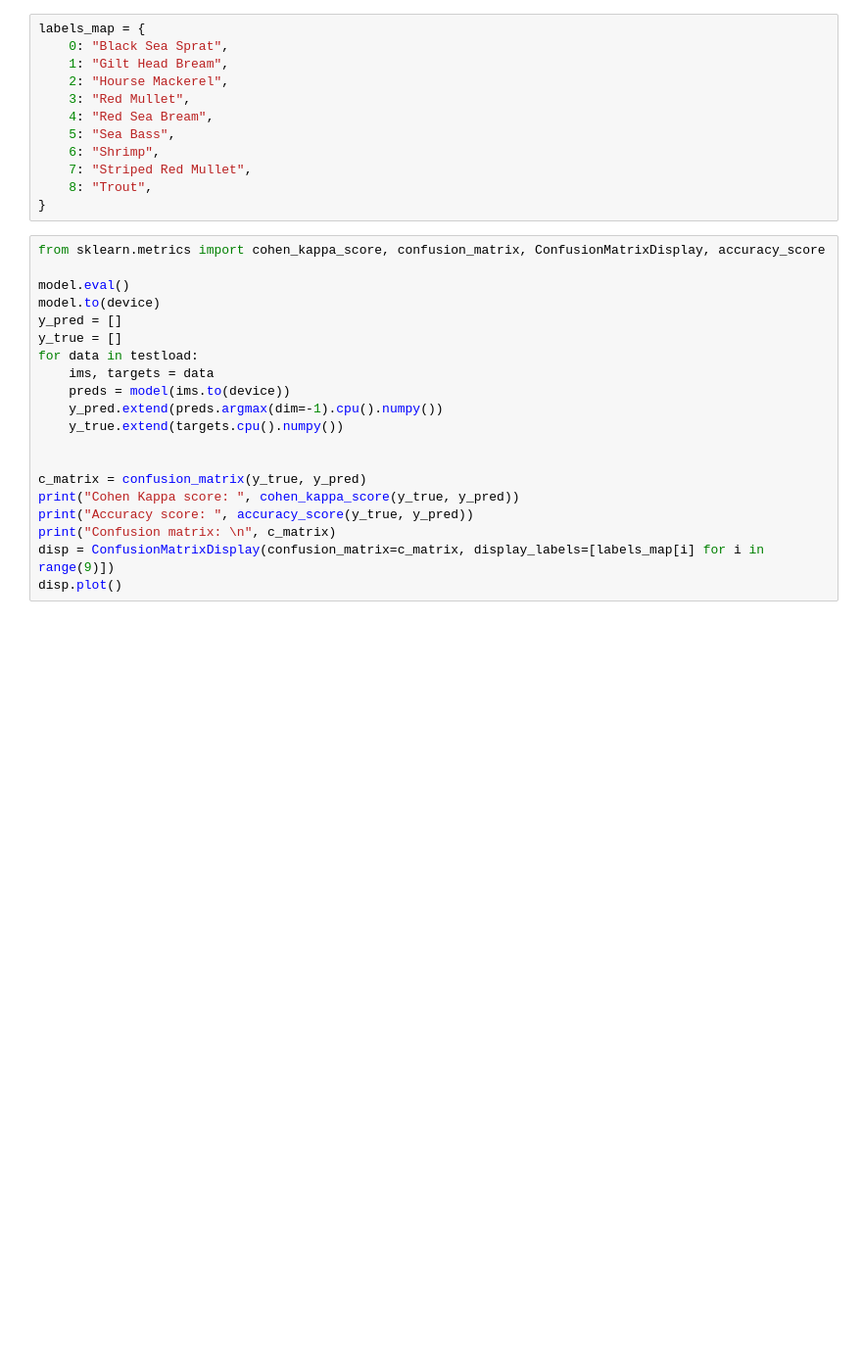
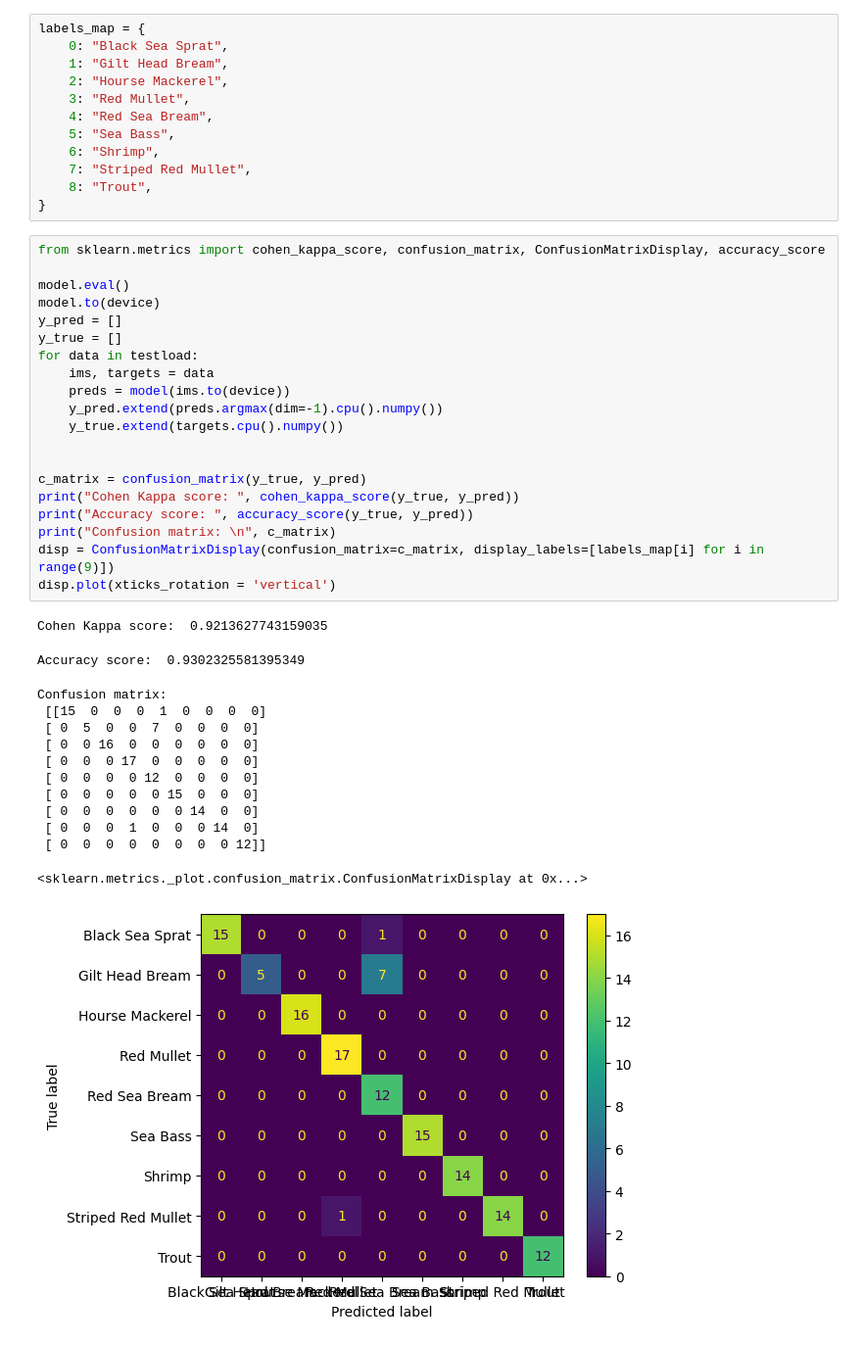
Before and after one commit to GabrielBG0/Deep-Learning-Unicamp, a Jupyter notebook: Trabalho/Notebooks/VGG.ipynb, the cells around one changed output. Shown at 98% size. Saved outputs shown, nothing was run; the diff lists cells and outputs as text; blank space fills up the shorter version.

```diff
--- a/Trabalho/Notebooks/VGG.ipynb
+++ b/Trabalho/Notebooks/VGG.ipynb
@@ -235,20 +235,35 @@ labels_map = {
 # %%
 from sklearn.metrics import cohen_kappa_score, confusion_matrix, ConfusionMatrixDisplay, accuracy_score
 
 model.eval()
 model.to(device)
 y_pred = []
 y_true = []
 for data in testload:
     ims, targets = data
     preds = model(ims.to(device))
     y_pred.extend(preds.argmax(dim=-1).cpu().numpy())
     y_true.extend(targets.cpu().numpy())
 
 
 c_matrix = confusion_matrix(y_true, y_pred)
 print("Cohen Kappa score: ", cohen_kappa_score(y_true, y_pred))
 print("Accuracy score: ", accuracy_score(y_true, y_pred))
 print("Confusion matrix: \n", c_matrix)
 disp = ConfusionMatrixDisplay(confusion_matrix=c_matrix, display_labels=[labels_map[i] for i in range(9)])
-disp.plot()
+disp.plot(xticks_rotation = 'vertical')
+# %% [output]
+Cohen Kappa score:  0.9213627743159035
+Accuracy score:  0.9302325581395349
+Confusion matrix:
+ [[15  0  0  0  1  0  0  0  0]
+ [ 0  5  0  0  7  0  0  0  0]
+ [ 0  0 16  0  0  0  0  0  0]
+ [ 0  0  0 17  0  0  0  0  0]
+ [ 0  0  0  0 12  0  0  0  0]
+ [ 0  0  0  0  0 15  0  0  0]
+ [ 0  0  0  0  0  0 14  0  0]
+ [ 0  0  0  1  0  0  0 14  0]
+ [ 0  0  0  0  0  0  0  0 12]]
+<sklearn.metrics._plot.confusion_matrix.ConfusionMatrixDisplay at 0x...>
+[figure, added]
```
Also changed, not shown: parts of 4 cells of this notebook, 1 other file.
